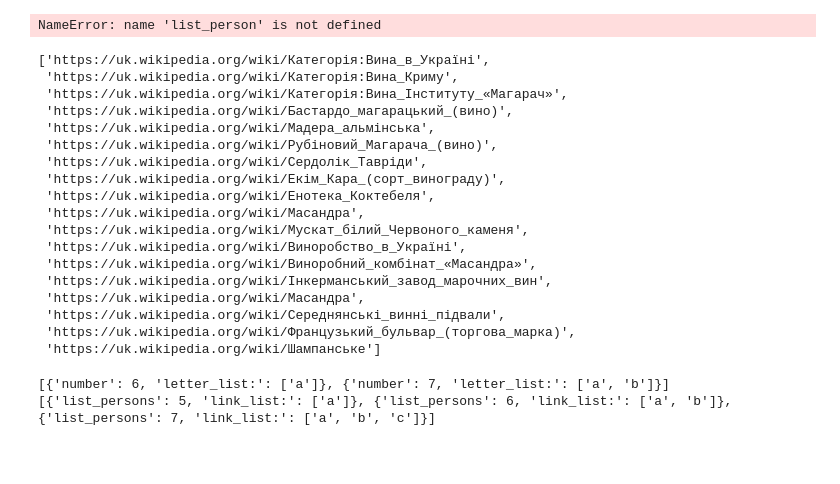
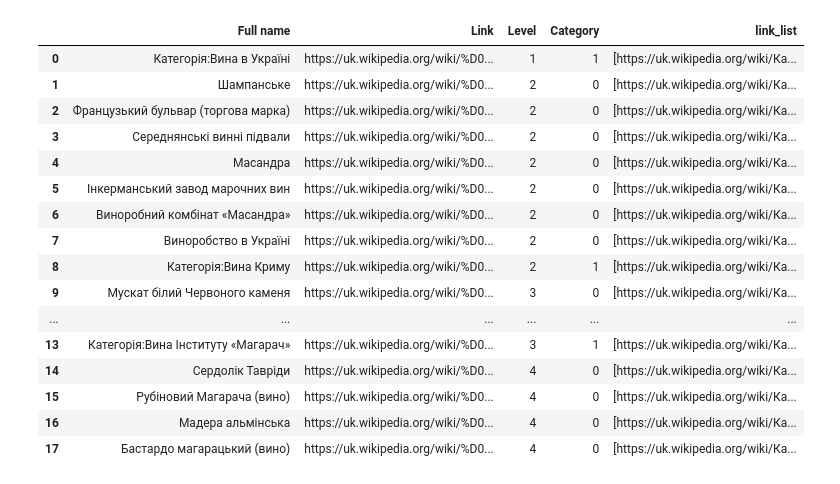
Before and after one commit to JuliaKovalchook/relative_age_effect, a Jupyter notebook: person.ipynb, the cells around one changed output. Drawn from its saved outputs; the diff is of its cells as text; code cells hidden in the pictures; blank space fills up the shorter version.

Commit message:
with category

```diff
--- a/person.ipynb
+++ b/person.ipynb
@@ -149,47 +101,24 @@ TypeError: slice indices must be integers or None or have an __index__ method
 # %%
-df_one_person=pd.DataFrame(list_person)
-df_one_person
+df_link=pd.DataFrame(list_persons)
+df_link
-# %% [output]
-NameError: name 'list_person' is not defined
-# %%
-df_one_person['link_list'].tolist()
-# %% [output]
-['https://uk.wikipedia.org/wiki/Категорія:Вина_в_Україні',
- 'https://uk.wikipedia.org/wiki/Категорія:Вина_Криму',
- 'https://uk.wikipedia.org/wiki/Категорія:Вина_Інституту_«Магарач»',
- 'https://uk.wikipedia.org/wiki/Бастардо_магарацький_(вино)',
- 'https://uk.wikipedia.org/wiki/Мадера_альмінська',
- 'https://uk.wikipedia.org/wiki/Рубіновий_Магарача_(вино)',
- 'https://uk.wikipedia.org/wiki/Сердолік_Тавріди',
- 'https://uk.wikipedia.org/wiki/Екім_Кара_(сорт_винограду)',
- 'https://uk.wikipedia.org/wiki/Енотека_Коктебеля',
- 'https://uk.wikipedia.org/wiki/Масандра',
- 'https://uk.wikipedia.org/wiki/Мускат_білий_Червоного_каменя',
- 'https://uk.wikipedia.org/wiki/Виноробство_в_Україні',
- 'https://uk.wikipedia.org/wiki/Виноробний_комбінат_«Масандра»',
- 'https://uk.wikipedia.org/wiki/Інкерманський_завод_марочних_вин',
- 'https://uk.wikipedia.org/wiki/Масандра',
- 'https://uk.wikipedia.org/wiki/Середнянські_винні_підвали',
- 'https://uk.wikipedia.org/wiki/Французький_бульвар_(торгова_марка)',
- 'https://uk.wikipedia.org/wiki/Шампанське']
-# %%
-list_link_list = ['a','b','c']
-array_list_persons= [5,6,7]
-
-main_list=[]
-
-for idx,x in enumerate(array_):
-
-    len_list=len(list_)
-    for i in range(1,len_list+1):
-        dict_={'number': x, 'letter_list:': list_[0:i]}
-        if idx==i:
-            main_list.append(dict_)
-
-print(main_list)
-d = [{'list_persons': v, 'link_list:': list_link_list[:i]}
-     for i, v in enumerate(array_list_persons, 1)]
-print(d)
-# %% [output]
-[{'number': 6, 'letter_list:': ['a']}, {'number': 7, 'letter_list:': ['a', 'b']}]
-[{'list_persons': 5, 'link_list:': ['a']}, {'list_persons': 6, 'link_list:': ['a', 'b']}, {'list_persons': 7, 'link_list:': ['a', 'b', 'c']}]
+# %%
+df_resort=df_link.sort_index(ascending=False).reset_index(drop=True)
+df_resort
+# %% [output]
+|  | Full name | Link | Level | Category | link_list |
+| 0 | Категорія:Вина в Україні | https://uk.wikipedia.org/wiki/%D0... | 1 | 1 | [https://uk.wikipedia.org/wiki/Ка... |
+| 1 | Шампанське | https://uk.wikipedia.org/wiki/%D0... | 2 | 0 | [https://uk.wikipedia.org/wiki/Ка... |
+| 2 | Французький бульвар (торгова марка) | https://uk.wikipedia.org/wiki/%D0... | 2 | 0 | [https://uk.wikipedia.org/wiki/Ка... |
+| 3 | Середнянські винні підвали | https://uk.wikipedia.org/wiki/%D0... | 2 | 0 | [https://uk.wikipedia.org/wiki/Ка... |
+| 4 | Масандра | https://uk.wikipedia.org/wiki/%D0... | 2 | 0 | [https://uk.wikipedia.org/wiki/Ка... |
+| 5 | Інкерманський завод марочних вин | https://uk.wikipedia.org/wiki/%D0... | 2 | 0 | [https://uk.wikipedia.org/wiki/Ка... |
+| 6 | Виноробний комбінат «Масандра» | https://uk.wikipedia.org/wiki/%D0... | 2 | 0 | [https://uk.wikipedia.org/wiki/Ка... |
+| 7 | Виноробство в Україні | https://uk.wikipedia.org/wiki/%D0... | 2 | 0 | [https://uk.wikipedia.org/wiki/Ка... |
+| 8 | Категорія:Вина Криму | https://uk.wikipedia.org/wiki/%D0... | 2 | 1 | [https://uk.wikipedia.org/wiki/Ка... |
+| 9 | Мускат білий Червоного каменя | https://uk.wikipedia.org/wiki/%D0... | 3 | 0 | [https://uk.wikipedia.org/wiki/Ка... |
+| ... | ... | ... | ... | ... | ... |
+| 13 | Категорія:Вина Інституту «Магарач» | https://uk.wikipedia.org/wiki/%D0... | 3 | 1 | [https://uk.wikipedia.org/wiki/Ка... |
+| 14 | Сердолік Тавріди | https://uk.wikipedia.org/wiki/%D0... | 4 | 0 | [https://uk.wikipedia.org/wiki/Ка... |
+| 15 | Рубіновий Магарача (вино) | https://uk.wikipedia.org/wiki/%D0... | 4 | 0 | [https://uk.wikipedia.org/wiki/Ка... |
+| 16 | Мадера альмінська | https://uk.wikipedia.org/wiki/%D0... | 4 | 0 | [https://uk.wikipedia.org/wiki/Ка... |
+| 17 | Бастардо магарацький (вино) | https://uk.wikipedia.org/wiki/%D0... | 4 | 0 | [https://uk.wikipedia.org/wiki/Ка... |
```
Also changed, not shown: parts of 7 cells of this notebook.
